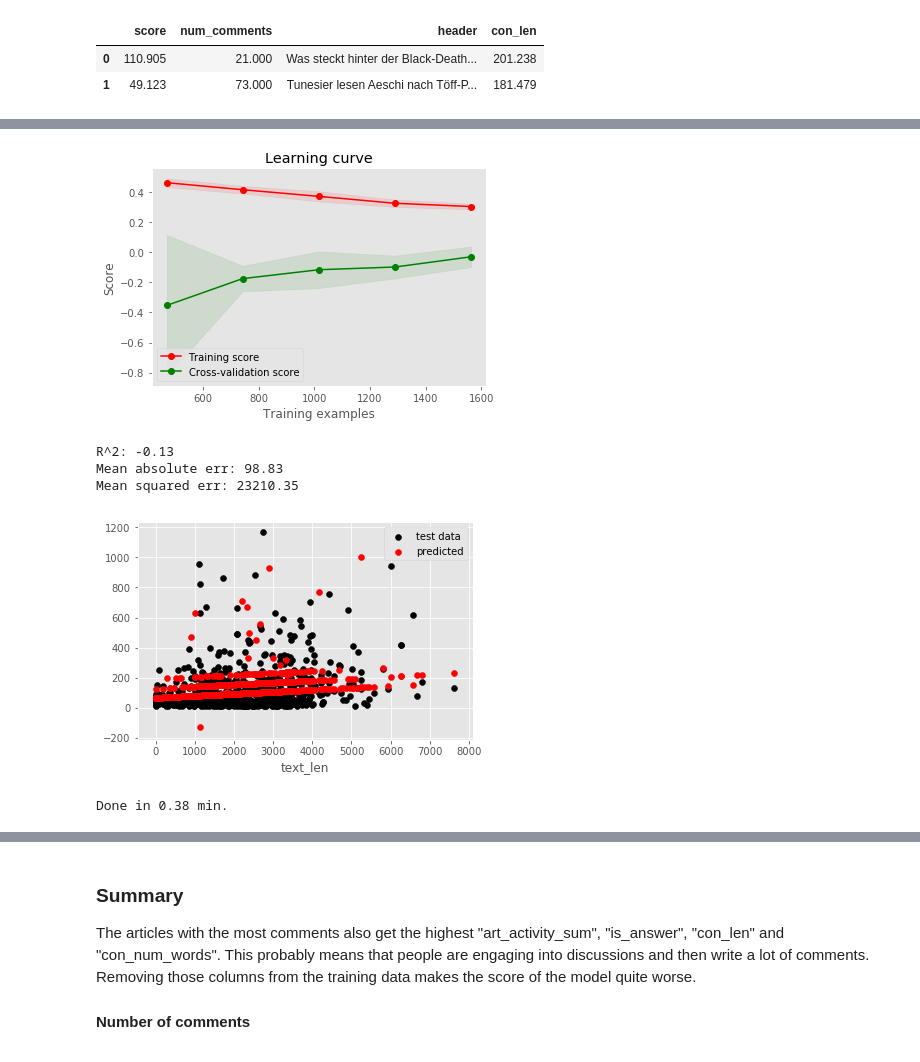
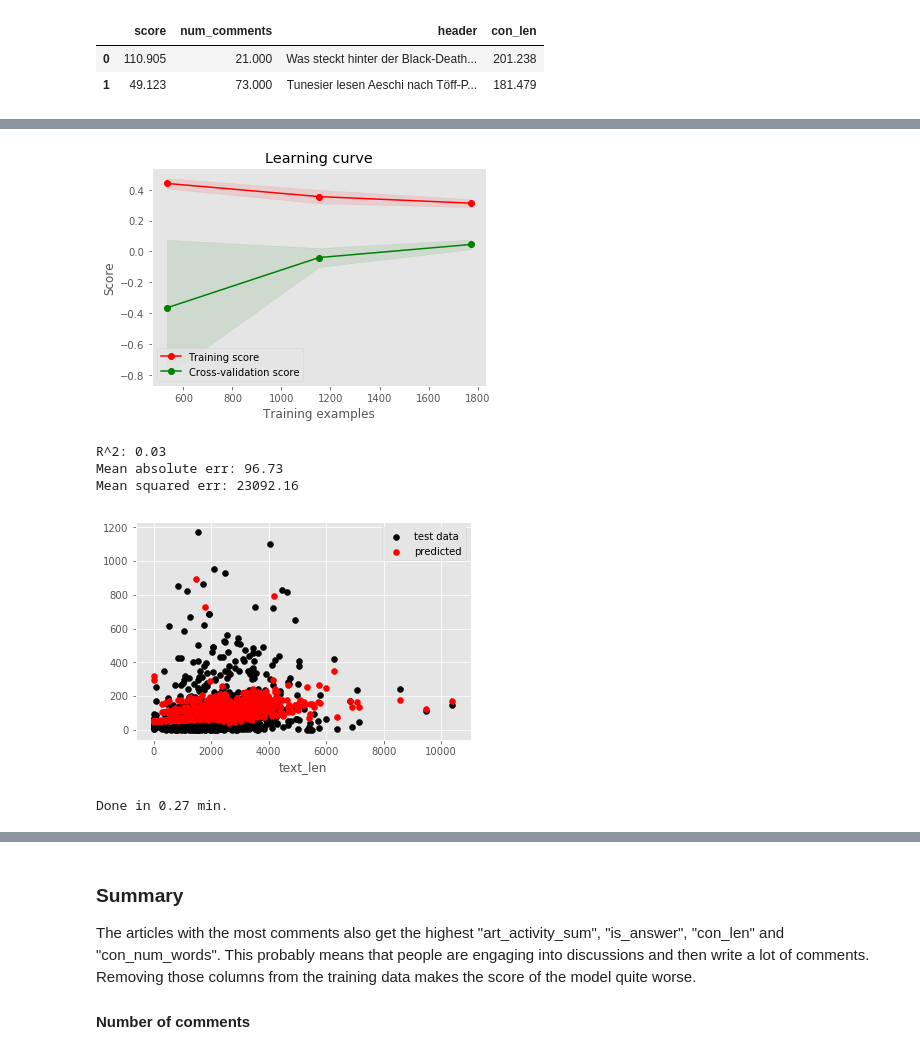
Before and after one commit to fdelia/bots, a Jupyter notebook: 5_predict_response_to_article.ipynb, the cells around one changed output, grey strips where cells are left out. Cells and saved outputs as stored; diff of their text form; code cells hidden in the pictures.

```diff
--- a/5_predict_response_to_article.ipynb
+++ b/5_predict_response_to_article.ipynb
@@ -111,7 +111,7 @@ df = df_merge.merge(temp2, on='tId')
 #temp2 = pd.get_dummies(df_merge[['cId', 'hour']], prefix='hour_', columns=['hour'])
 #df = df.merge(temp2, left_index=True, right_index=True)
 
-
+df = df.drop(['cat_playview', 'cat_play'], axis=1)
 #def sgn(x):
 #    if x == 0: return 0
 #    else: return x/abs(x)
@@ -237,6 +242,7 @@ model = Pipeline([
         [
             ('statistics', Pipeline([
                 ('selector', ItemSelector(key=columns)),
+              #  ('poly', PolynomialFeatures(degree=2)), # slight increase
                 ('scaler', StandardScaler()),
               #  ('reduce_dim', PCA(n_components=30)),
             ])),
@@ -259,54 +265,51 @@ model = Pipeline([
             ])),
         ], n_jobs=-1
     )),
-    ('reduce_dim', SelectKBest(f_regression, k=40)),
+    ('reduce_dim', SelectKBest(f_regression, k=30)),
     ('model', LinearRegression(n_jobs=-1))
-    #('reduce_dim', TruncatedSVD(n_components=50)),
-    #('model', MLPRegressor(max_iter=30, hidden_layer_sizes=(100,)))
-    #('model', GradientBoostingRegressor(n_estimators=100, learning_rate=1.5, max_depth=3))
 ])
 
 # Just choose what you want to do
 if True:
     plot_learning_curve(model, X, y, cv=3, n_jobs=-1,
-                       train_sizes=np.linspace(.3, 1.0, 5))
+                       train_sizes=np.linspace(.3, 1.0, 3))
     plt.show()
 
 if True:
     model.fit(X_train, y_train)
     y_pred = model.predict(X_test)
     print("R^2: %1.2f" % r2_score(y_test, y_pred))
     #print("Explained var: {:3f}".format(explained_variance_score(y_test, y_pred)))
     print("Mean absolute err: {:.2f}".format(mean_absolute_error(y_test, y_pred)))
     print("Mean squared err: {:.2f}".format(mean_squared_error(y_test, y_pred)))
     # Residual plot
-    # time_since_first because it seems to have some influence (see feature importance below)
     X_res = X_test['text_len']
     plt.scatter(X_res, y_test, color='black', label='test data')
     plt.scatter(X_res, y_pred, color='red', label='predicted')
     plt.xlabel('text_len')
     plt.legend(); plt.show()
 
 if False:
     from sklearn.model_selection import GridSearchCV
     param_grid = {
 #        'reduce_dim__score_func': [f_regression, chi2],
-        'reduce_dim__k': [40, 50, 60, 70]
+        'reduce_dim__k': [20, 30, 40, 50]
+#        'model__'
                  }
     grid = GridSearchCV(model, param_grid, cv=3, n_jobs=-1)
     grid.fit(X_train, y_train)
 
     print(grid.best_params_)
 
 print('Done in {:.2f} min.'.format((time() - st)/60))
 # Make yourself noticeable to human
 #import os; os.system('say "this is dave. the computations are finished."')
 # %% [output]
-[figure, old version]
+[figure, new version]
-R^2: -0.13
-Mean absolute err: 98.83
-Mean squared err: 23210.35
+R^2: 0.03
+Mean absolute err: 96.73
+Mean squared err: 23092.16
-[figure, old version]
+[figure, new version]
-Done in 0.38 min.
+Done in 0.27 min.
 # %%
 # Which features are how important?
```
Also changed, not shown: parts of 3 cells of this notebook.
